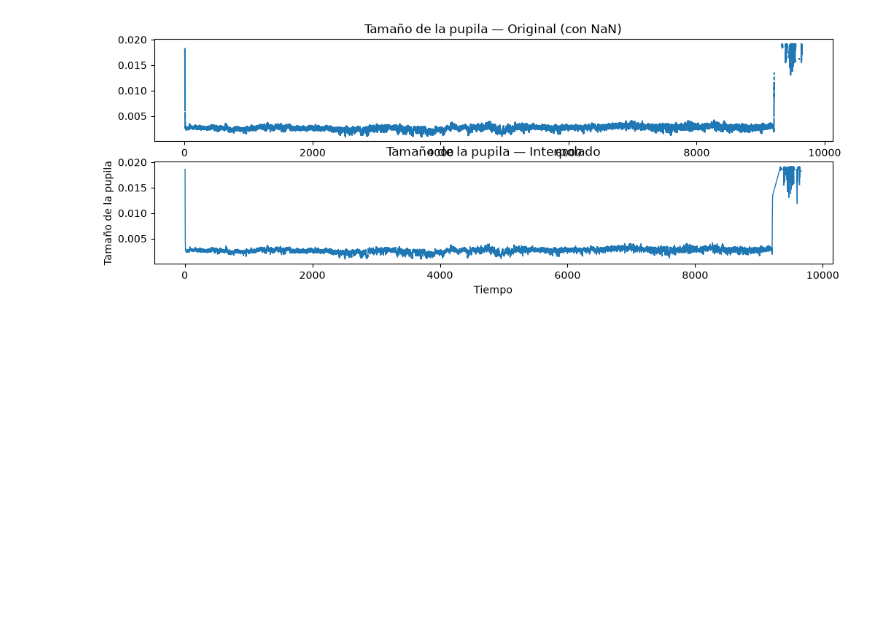
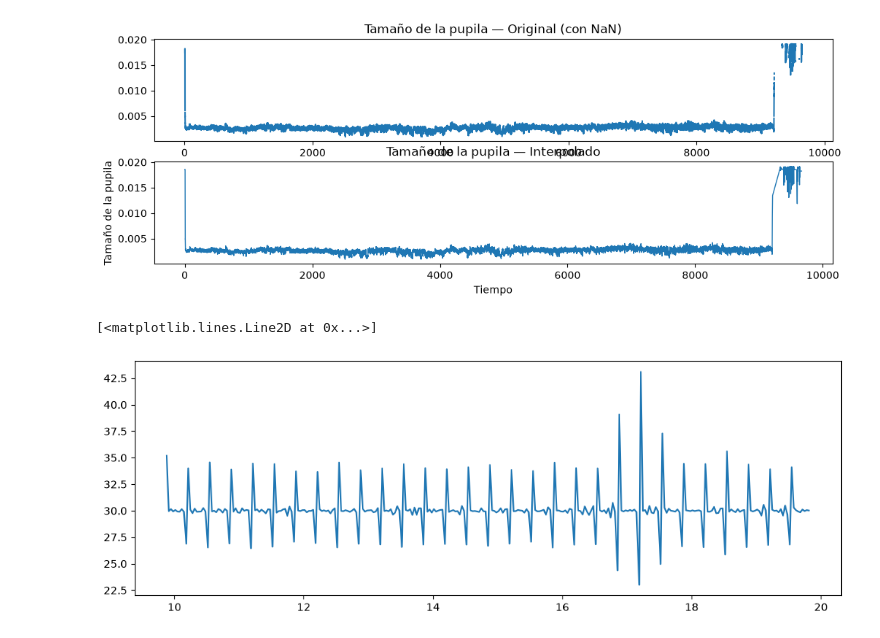
Before and after one commit to Megaomega99/NeuroDataReHack2026, a Jupyter notebook: behavioral_exploration.ipynb, the cells around one changed output. Drawn from its saved outputs; the diff is of its cells as text; code cells hidden in the pictures; blank space fills up the shorter version.

```diff
--- a/behavioral_exploration.ipynb
+++ b/behavioral_exploration.ipynb
@@ -162,3 +162,11 @@ plt.show()
 # %% [output]
 NaN antes: 45469 | NaN despues: 0
 [figure]
+# %%
+fs = time[1:] - time[:-1]
+
+plt.figure(figsize=(12, 4))
+plt.plot(time[1:], 1/fs)
+# %% [output]
+[<matplotlib.lines.Line2D at 0x...>]
+[figure, added]
```
